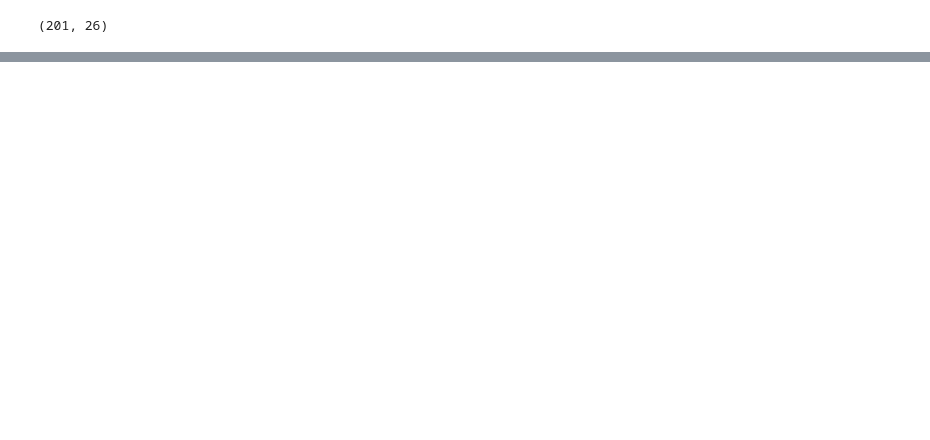
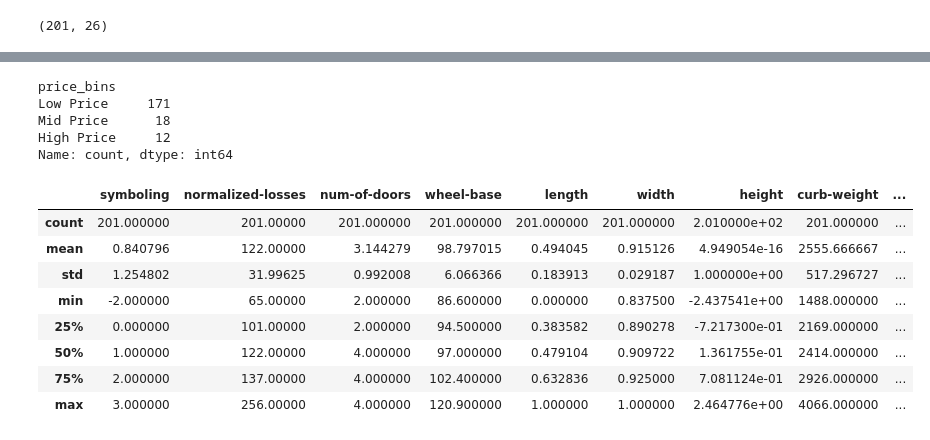
Before and after one commit to MaryVII/Python, a Jupyter notebook: 7. Data Wrangling.ipynb, the cells around one changed output, grey strips where cells are left out. Saved outputs shown, nothing was run; the diff lists cells and outputs as text; code cells hidden in the pictures; blank space fills up the shorter version.

```diff
--- a/7. Data Wrangling.ipynb
+++ b/7. Data Wrangling.ipynb
@@ -562,0 +843,10 @@ mydata.shape
+# %%
+mydata['num-of-cylinders'].replace('four', 4, inplace=True)
+mydata['num-of-cylinders'].replace('six', 6, inplace=True)
+mydata['num-of-cylinders'].replace('five', 5, inplace=True)
+mydata['num-of-cylinders'].replace('two', 2, inplace=True)
+mydata['num-of-cylinders'].replace('eight', 8, inplace=True)
+mydata['num-of-cylinders'].replace('three', 3, inplace=True)
+mydata['num-of-cylinders'].replace('twelve', 12, inplace=True)
+
+mydata[['num-of-doors','num-of-cylinders']].head(20)
@@ -562,0 +899,6 @@ mydata.shape
+# %%
+#one hot-encoding
+
+conv_aspi = pd.get_dummies(mydata['aspiration'], dtype=int)
+
+conv_fuel.head()
@@ -562,0 +912,4 @@ mydata.shape
+# %%
+mydata_new1= pd.concat([mydata, conv_aspi], axis=1)
+
+mydata_new1.head()
@@ -562,0 +945,11 @@ mydata.shape
+# %%
+price_bins = np.linspace(mydata_new1['price'].min(), mydata_new1['price'].max(), num=4)
+
+print(price_bins)
+
+#Label the bins
+price_groups = ['Low Price','Mid Price','High Price']
+
+mydata_new1['price_bins'] = pd.cut(mydata_new1['price'],price_bins, labels = price_groups, include_lowest=True)
+
+mydata_new1[['price','price_bins']].head(10)
@@ -562,0 +969,20 @@ mydata.shape
+# %%
+mydata_new1['price_bins'].value_counts()
+# %% [output]
+price_bins
+Low Price     171
+Mid Price      18
+High Price     12
+Name: count, dtype: int64
+# %%
+mydata_new1.describe()
+# %% [output]
+|  | symboling | normalized-losses | num-of-doors | wheel-base | length | width | height | curb-weight | ... |
+| count | 201.000000 | 201.00000 | 201.000000 | 201.000000 | 201.000000 | 201.000000 | 2.010000e+02 | 201.000000 | ... |
+| mean | 0.840796 | 122.00000 | 3.144279 | 98.797015 | 0.494045 | 0.915126 | 4.949054e-16 | 2555.666667 | ... |
+| std | 1.254802 | 31.99625 | 0.992008 | 6.066366 | 0.183913 | 0.029187 | 1.000000e+00 | 517.296727 | ... |
+| min | -2.000000 | 65.00000 | 2.000000 | 86.600000 | 0.000000 | 0.837500 | -2.437541e+00 | 1488.000000 | ... |
+| 25% | 0.000000 | 101.00000 | 2.000000 | 94.500000 | 0.383582 | 0.890278 | -7.217300e-01 | 2169.000000 | ... |
+| 50% | 1.000000 | 122.00000 | 4.000000 | 97.000000 | 0.479104 | 0.909722 | 1.361755e-01 | 2414.000000 | ... |
+| 75% | 2.000000 | 137.00000 | 4.000000 | 102.400000 | 0.632836 | 0.925000 | 7.081124e-01 | 2926.000000 | ... |
+| max | 3.000000 | 256.00000 | 4.000000 | 120.900000 | 1.000000 | 1.000000 | 2.464776e+00 | 4066.000000 | ... |
```
Also changed, not shown: parts of 40 cells of this notebook.
